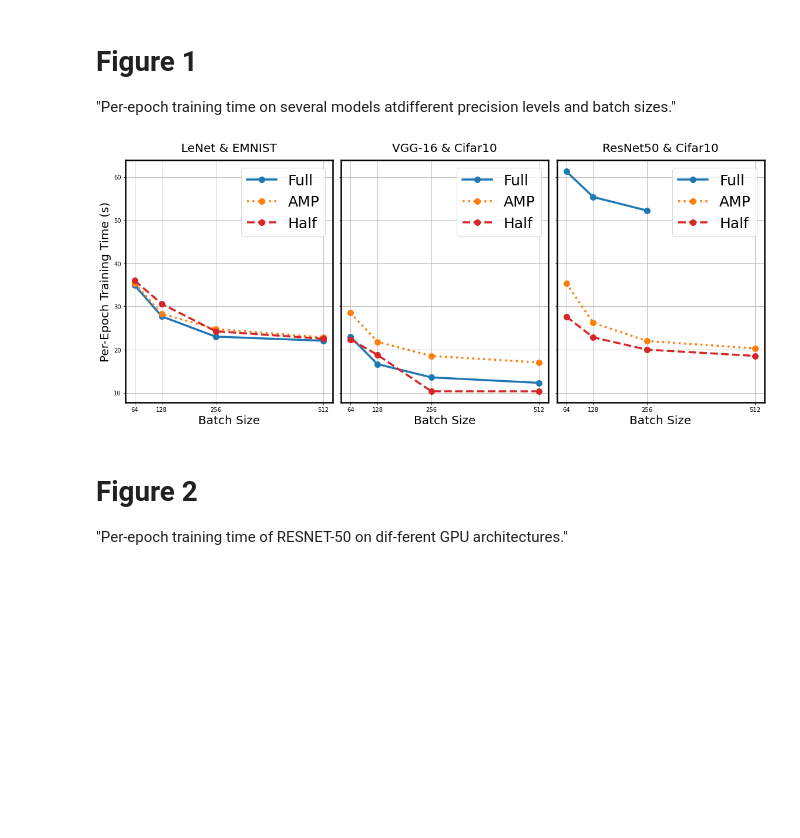
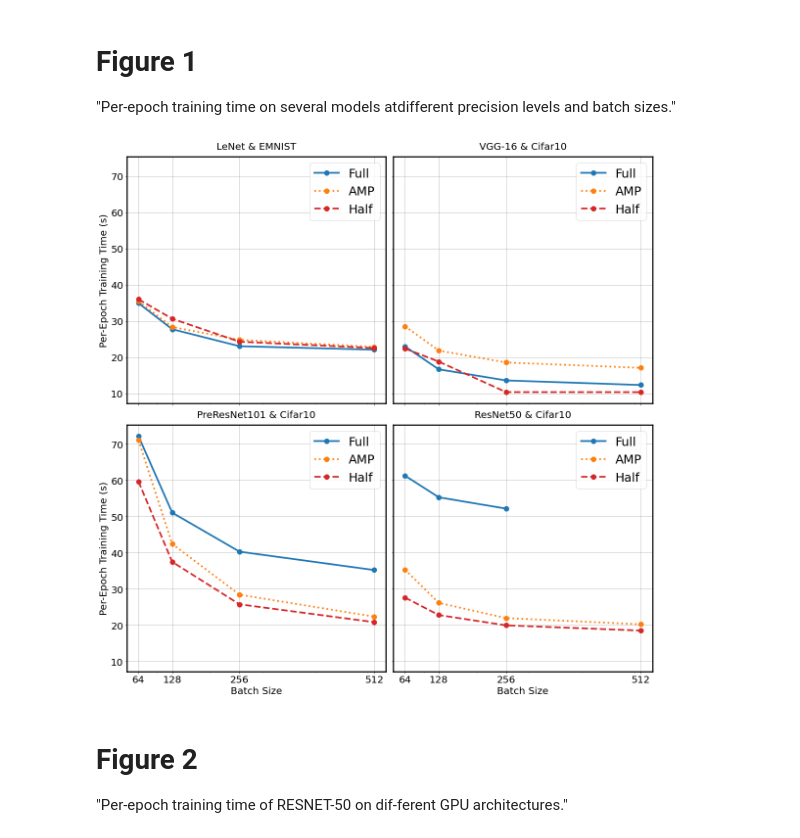
Before and after one commit to kamikazekartik/cs744_assignments, a Jupyter notebook: project/plot_figures.ipynb, the cells around one changed output. Drawn from its saved outputs; the diff is of its cells as text; code cells hidden in the pictures; blank space fills up the shorter version.

Commit message:
updating plot_figures.ipynb with current figure code

```diff
--- a/project/plot_figures.ipynb
+++ b/project/plot_figures.ipynb
@@ -292,7 +292,19 @@ files = [
         'output/v100_fullmodel/results_vgg16_Cifar10_batchsize512_Half',
         'output/v100_fullmodel/results_vgg16_Cifar10_batchsize64_AMP',
         'output/v100_fullmodel/results_vgg16_Cifar10_batchsize64_Full',
-        'output/v100_fullmodel/results_vgg16_Cifar10_batchsize64_Half'
+        'output/v100_fullmodel/results_vgg16_Cifar10_batchsize64_Half',
+        'output/v100_fullmodel/results_preresnet_Cifar10_batchsize128_AMP',
+        'output/v100_fullmodel/results_preresnet_Cifar10_batchsize128_Full',
+        'output/v100_fullmodel/results_preresnet_Cifar10_batchsize128_Half',
+        'output/v100_fullmodel/results_preresnet_Cifar10_batchsize256_AMP',
+        'output/v100_fullmodel/results_preresnet_Cifar10_batchsize256_Full',
+        'output/v100_fullmodel/results_preresnet_Cifar10_batchsize256_Half',
+        'output/v100_fullmodel/results_preresnet_Cifar10_batchsize512_Full',
+        'output/v100_fullmodel/results_preresnet_Cifar10_batchsize512_AMP',
+        'output/v100_fullmodel/results_preresnet_Cifar10_batchsize512_Half',
+        'output/v100_fullmodel/results_preresnet_Cifar10_batchsize64_AMP',
+        'output/v100_fullmodel/results_preresnet_Cifar10_batchsize64_Full',
+        'output/v100_fullmodel/results_preresnet_Cifar10_batchsize64_Half'
 ]
 
 # data processing:
@@ -311,49 +323,58 @@ for file in files:
   data.append([model, dataset, batch_size, precision, avg_train_time])
 
 # plot construction:
 df = pd.DataFrame(data[1:],columns=data[0])
 orders = ['Full', 'AMP', 'Half']
 df_lenet = df[(df['model']=="lenet") & (df['dataset']=="EMNIST")]
 df_lenet = df_lenet.pivot(index='batch_size', columns='precision', values='avg_epoch_train_time')
 df_lenet = df_lenet[orders]
 df_vgg16 = df[(df['model']=="vgg16") & (df['dataset']=="Cifar10")]
 df_vgg16 = df_vgg16.pivot(index='batch_size', columns='precision', values='avg_epoch_train_time')
 df_vgg16 = df_vgg16[orders]
 df_resnet = df[(df['model']=="resnet50") & (df['dataset']=="Cifar10")]
 df_resnet = df_resnet.pivot(index='batch_size', columns='precision', values='avg_epoch_train_time')
 df_resnet = df_resnet[orders]
+df_preresnet = df[(df['model']=="preresnet") & (df['dataset']=="Cifar10")]
+df_preresnet = df_preresnet.pivot(index='batch_size', columns='precision', values='avg_epoch_train_time')
+df_preresnet = df_preresnet[orders]
 
-fig, axes = plt.subplots(nrows=1, ncols=3, sharex=True, sharey=True, figsize=(16,7))
+fig, axes = plt.subplots(nrows=2, ncols=2, sharex=True, sharey=True, figsize=(16,16))
 colors = dict(mcolors.BASE_COLORS, **mcolors.CSS4_COLORS)
 # Sort colors by hue, saturation, value and name.
 by_hsv = sorted((tuple(mcolors.rgb_to_hsv(mcolors.to_rgba(color)[:3])), name)
                 for name, color in colors.items())
 rc('axes', linewidth=2.5)
 matplotlib.rcParams['pdf.fonttype'] = 42
 matplotlib.rcParams['ps.fonttype'] = 42
 matplotlib.rc('xtick', labelsize=20)
 matplotlib.rc('ytick', labelsize=20)
 styles = ['-',':','--']
 colors = ['C0', 'C1', 'C3']
-df_lenet.plot(ax=axes[0], style=styles, color=colors, grid=True, marker=".", linewidth=3.5, markersize=20, markevery=1)
-df_vgg16.plot(ax=axes[1], style=styles, color=colors, grid=True, marker=".", linewidth=3.5, markersize=20, markevery=1)
-df_resnet.plot(ax=axes[2], style=styles, color=colors, grid=True, marker=".", linewidth=3.5, markersize=20, markevery=1)
+df_lenet.plot(ax=axes[0][0], style=styles, color=colors, grid=True, marker=".", linewidth=3.5, markersize=20, markevery=1)
+df_vgg16.plot(ax=axes[0][1], style=styles, color=colors, grid=True, marker=".", linewidth=3.5, markersize=20, markevery=1)
+df_preresnet.plot(ax=axes[1][0], style=styles, color=colors, grid=True, marker=".", linewidth=3.5, markersize=20, markevery=1)
+df_resnet.plot(ax=axes[1][1], style=styles, color=colors, grid=True, marker=".", linewidth=3.5, markersize=20, markevery=1)
 plt.xticks([64,128,256,512])
-axes[0].set_title('LeNet & EMNIST', pad=15, size=20)
-axes[1].set_title('VGG-16 & Cifar10', pad=15, size=20)
-axes[2].set_title('ResNet50 & Cifar10', pad=15, size=20)
-axes[0].set_xlabel("Batch Size", size=20)
-axes[1].set_xlabel("Batch Size", size=20)
-axes[2].set_xlabel("Batch Size", size=20)
+axes[0][0].set_title('LeNet & EMNIST', pad=15, size=20)
+axes[0][1].set_title('VGG-16 & Cifar10', pad=15, size=20)
+axes[1][0].set_title('PreResNet101 & Cifar10', pad=15, size=20)
+axes[1][1].set_title('ResNet50 & Cifar10', pad=15, size=20)
+axes[0][0].set_xlabel("Batch Size", size=20)
+axes[0][1].set_xlabel("Batch Size", size=20)
+axes[1][0].set_xlabel("Batch Size", size=20)
+axes[1][1].set_xlabel("Batch Size", size=20)
 legend_properties = {'size':25}
-axes[0].legend(prop=legend_properties)
-axes[1].legend(prop=legend_properties)
-axes[2].legend(prop=legend_properties)
-axes[0].set_ylabel("Per-Epoch Training Time (s)", size=20)
+axes[0][0].legend(prop=legend_properties)
+axes[0][1].legend(prop=legend_properties)
+axes[1][0].legend(prop=legend_properties)
+axes[1][1].legend(prop=legend_properties)
+axes[0][0].set_ylabel("Per-Epoch Training Time (s)", size=20)
+axes[1][0].set_ylabel("Per-Epoch Training Time (s)", size=20)
 plt.tight_layout()
-plt.show()
+#plt.show()
+plt.savefig("Figure_1.png", format='png', dpi=600, bbox_inches='tight', pad_inches=0.05)
 # %% [output]
-[figure, old version]
+[figure, new version]
 # %% [markdown]
 # Figure 2
 "Per-epoch training time of RESNET-50 on dif-ferent GPU architectures."
```
Also changed, not shown: parts of 5 cells of this notebook.
